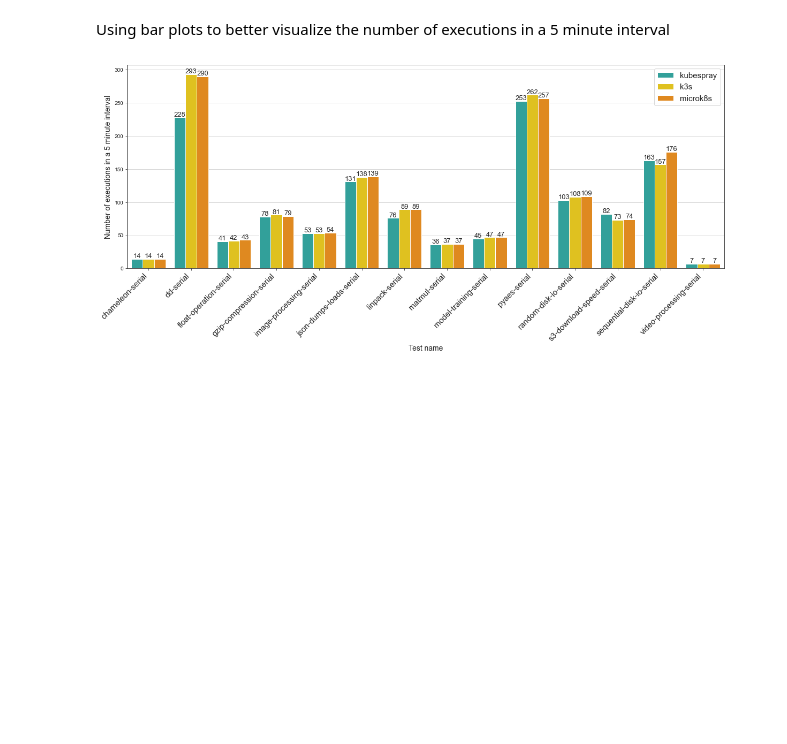
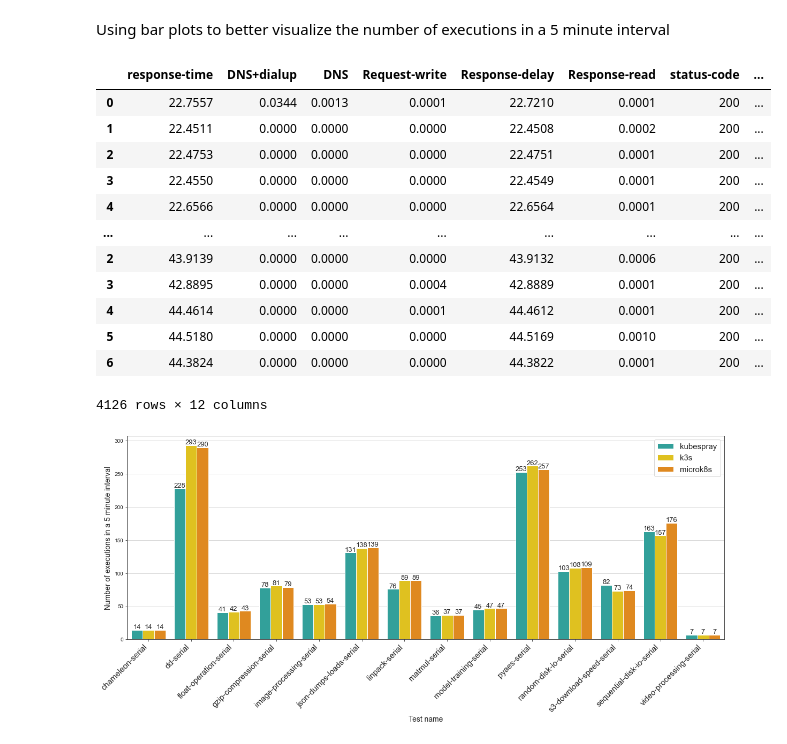
Before and after one commit to korvoj/k8s-distributions-iot-edge, a Jupyter notebook: k8s-distributions-iot-edge.ipynb, the cells around one changed output. Drawn from its saved outputs; the diff is of its cells as text; code cells hidden in the pictures; blank space fills up the shorter version.

```diff
--- a/k8s-distributions-iot-edge.ipynb
+++ b/k8s-distributions-iot-edge.ipynb
@@ -226,6 +226,22 @@ video-processing-serial    serial_execution       k3s                7
 dtype: int64
 # %% [markdown]
 Using bar plots to better visualize the number of executions in a 5 minute interval
+# %%
+df_serial
+# %% [output]
+|  | response-time | DNS+dialup | DNS | Request-write | Response-delay | Response-read | status-code | ... |
+| 0 | 22.7557 | 0.0344 | 0.0013 | 0.0001 | 22.7210 | 0.0001 | 200 | ... |
+| 1 | 22.4511 | 0.0000 | 0.0000 | 0.0000 | 22.4508 | 0.0002 | 200 | ... |
+| 2 | 22.4753 | 0.0000 | 0.0000 | 0.0000 | 22.4751 | 0.0001 | 200 | ... |
+| 3 | 22.4550 | 0.0000 | 0.0000 | 0.0000 | 22.4549 | 0.0001 | 200 | ... |
+| 4 | 22.6566 | 0.0000 | 0.0000 | 0.0000 | 22.6564 | 0.0001 | 200 | ... |
+| ... | ... | ... | ... | ... | ... | ... | ... | ... |
+| 2 | 43.9139 | 0.0000 | 0.0000 | 0.0000 | 43.9132 | 0.0006 | 200 | ... |
+| 3 | 42.8895 | 0.0000 | 0.0000 | 0.0004 | 42.8889 | 0.0001 | 200 | ... |
+| 4 | 44.4614 | 0.0000 | 0.0000 | 0.0001 | 44.4612 | 0.0001 | 200 | ... |
+| 5 | 44.5180 | 0.0000 | 0.0000 | 0.0000 | 44.5169 | 0.0010 | 200 | ... |
+| 6 | 44.3824 | 0.0000 | 0.0000 | 0.0000 | 44.3822 | 0.0001 | 200 | ... |
+4126 rows × 12 columns
 # %%
 fig = plt.figure(figsize=(20,7))
 serial_execution_count_plot = sns.countplot(x='test_name', hue='test_platform', data=df_serial, palette=['lightseagreen', 'gold', 'darkorange'])
```
Also changed, not shown: parts of 1 cell of this notebook.
